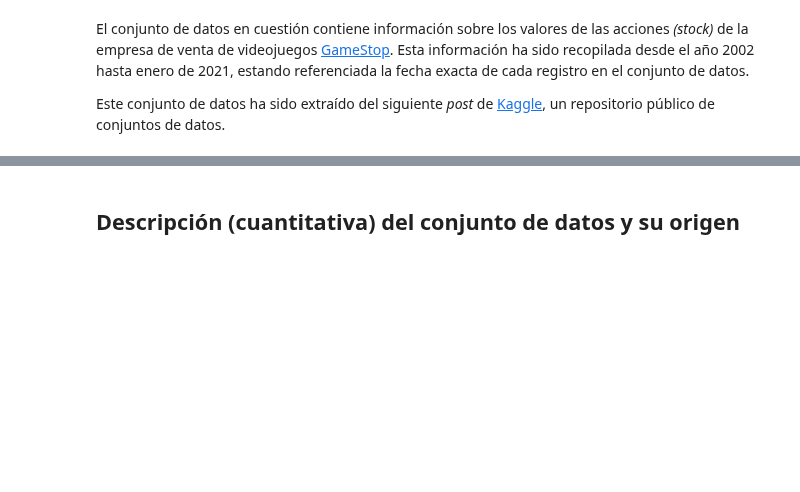
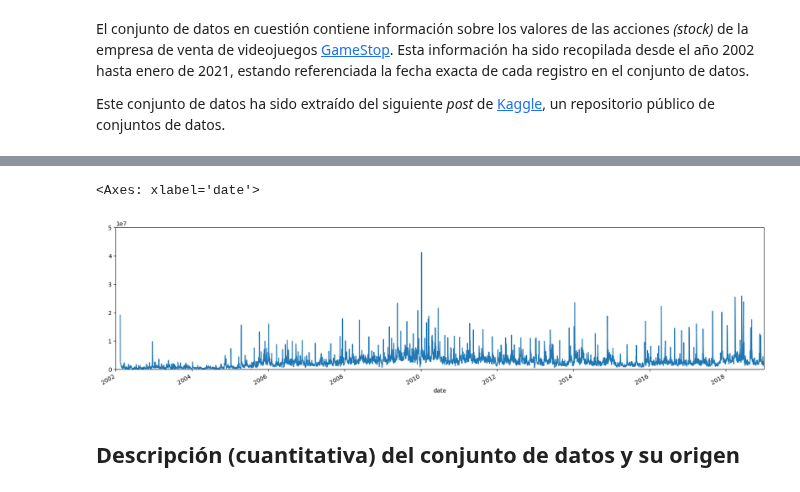
Before and after one commit to alu0101351773/TAAD_practicas, a Jupyter notebook: src/time_series.ipynb, the cells around one changed output, grey strips where cells are left out. Cells and saved outputs as stored; diff of their text form; code cells hidden in the pictures; blank space fills up the shorter version.

```diff
--- a/src/time_series.ipynb
+++ b/src/time_series.ipynb
@@ -13,3 +35,12 @@ df = pd.read_csv('../data/input/GME_stock.csv')
+# %%
+fecha_limite = pd.to_datetime('2019-12-31')
+
+df = df.loc[df.index < fecha_limite]
+
+df['volume'].plot(figsize=(20, 5), xlim=('2002-01-01', '2018-12-31'), ylim=(0, 5e7))
+# %% [output]
+<Axes: xlabel='date'>
+[figure, added]
 # %% [markdown]
 ## Descripción (cuantitativa) del conjunto de datos y su origen
 # %% [markdown]
```
Also changed, not shown: parts of 6 cells of this notebook.
